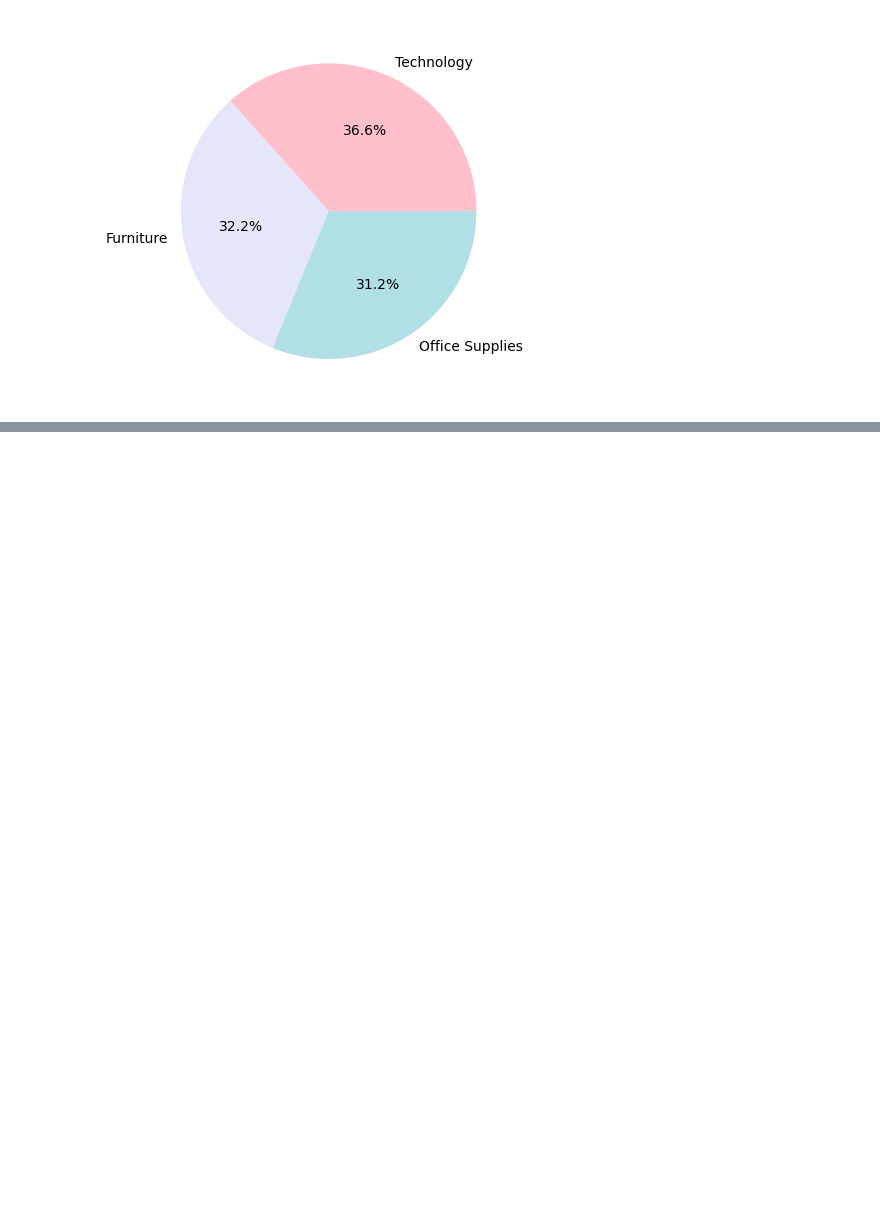
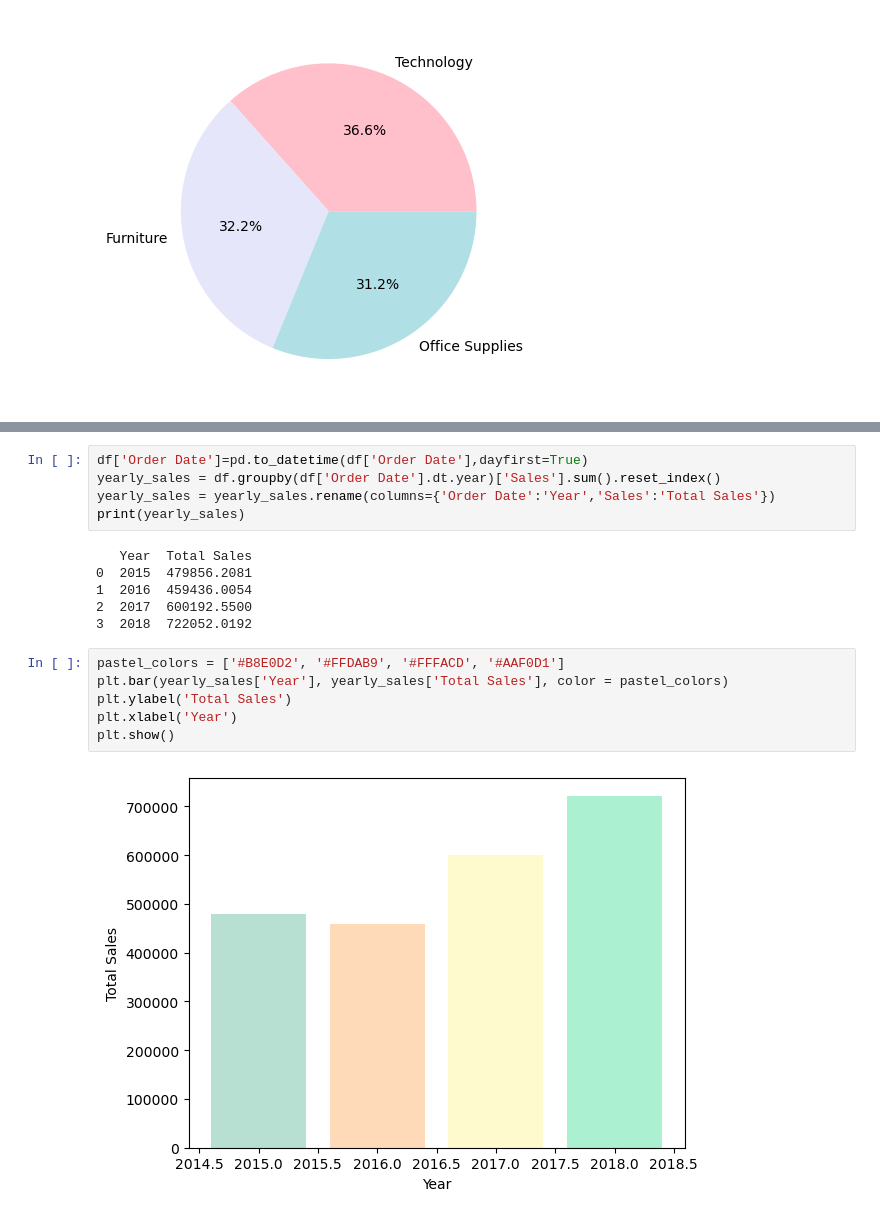
Before and after one commit to jagnajezierska/superstore_data_analysis, a Jupyter notebook: store_analysis.ipynb, the cells around one changed output, grey strips where cells are left out. Cells and saved outputs as stored; diff of their text form; blank space fills up the shorter version.

```diff
--- a/store_analysis.ipynb
+++ b/store_analysis.ipynb
@@ -366,0 +375,19 @@ plt.pie(top_product_category['Sales'], labels = top_product_category['Category']
+# %%
+df['Order Date']=pd.to_datetime(df['Order Date'],dayfirst=True)
+yearly_sales = df.groupby(df['Order Date'].dt.year)['Sales'].sum().reset_index()
+yearly_sales = yearly_sales.rename(columns={'Order Date':'Year','Sales':'Total Sales'})
+print(yearly_sales)
+# %% [output]
+   Year  Total Sales
+0  2015  479856.2081
+1  2016  459436.0054
+2  2017  600192.5500
+3  2018  722052.0192
+# %%
+pastel_colors = ['#B8E0D2', '#FFDAB9', '#FFFACD', '#AAF0D1']
+plt.bar(yearly_sales['Year'], yearly_sales['Total Sales'], color = pastel_colors)
+plt.ylabel('Total Sales')
+plt.xlabel('Year')
+plt.show()
+# %% [output]
+[figure, added]
```
Also changed, not shown: parts of 7 cells of this notebook.
